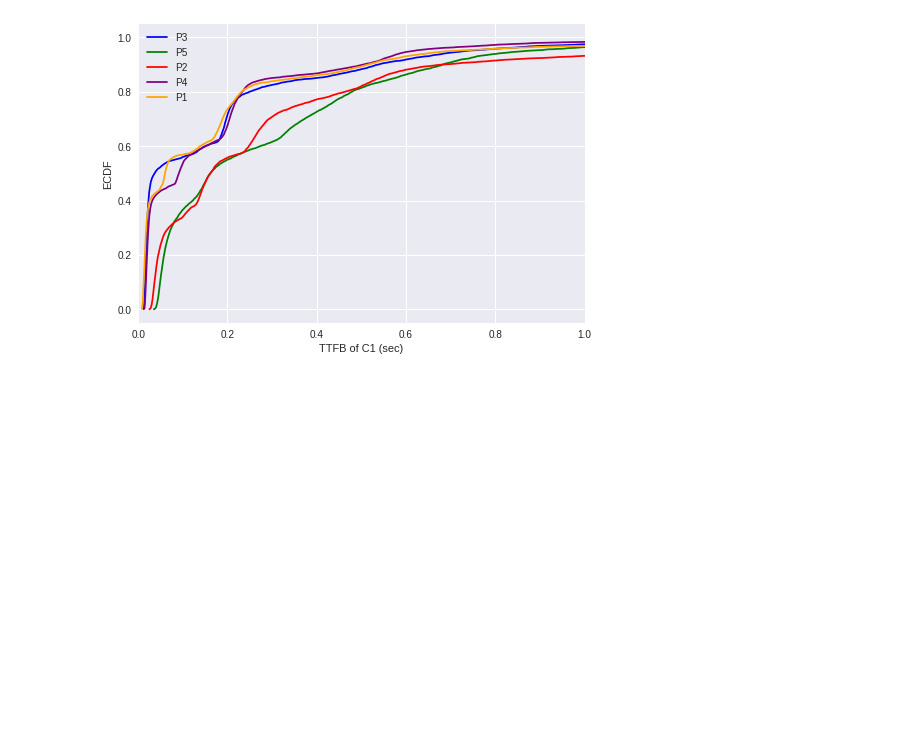
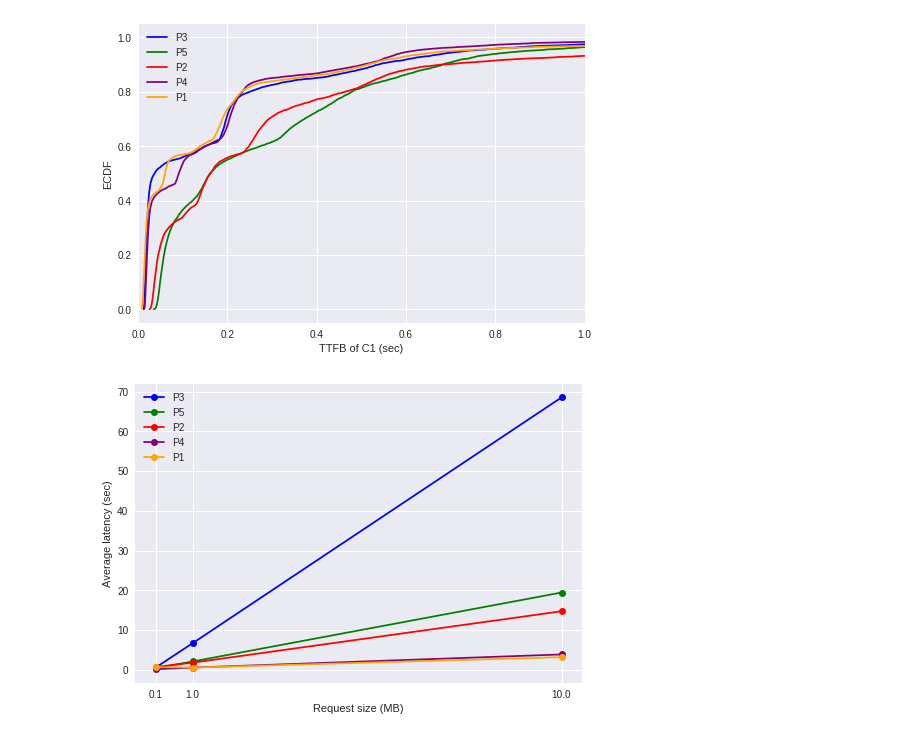
Before and after one commit to khulan8824/proxyTest, a Jupyter notebook: clientLogs.ipynb, the cells around one changed output. Saved outputs shown, nothing was run; the diff lists cells and outputs as text; code cells hidden in the pictures; blank space fills up the shorter version.

Commit message:
Client distribution

```diff
--- a/clientLogs.ipynb
+++ b/clientLogs.ipynb
@@ -655,3 +655,37 @@ plot_ttfb(client_data)
 [figure]
 [figure]
 [figure]
+# %%
+def plot_avg_latency_size(df):
+    size_range = df.size_range.unique()
+    plotDf= pd.DataFrame()
+    ranges = {'1mb':0.1,'10mb':1, '100mb':10}
+    ax = plt.gca()
+    for rng in size_range:
+        if rng in ['youtube', 'bbc']:
+                continue
+        df_range = df.query('size_range == "'+rng+'"')
+        proxies = df_range.proxy.unique()
+        labels = []
+        for proxy in proxies:
+            df_proxy = df_range.query('proxy == "'+proxy+'"')
+            plotDf =  plotDf.append([[proxy, ranges[rng], df_proxy.download.mean()]])
+    header = ['proxy','size_range','avg_latency']
+    plotDf.columns = header
+    proxies = plotDf.proxy.unique()
+    labels = []
+    for proxy in proxies:
+        df1 = plotDf.query('proxy == "'+proxy+'"')
+        labels.append(proxyNames[proxy])
+        markers_on = [0.1, 1, 10]
+        df1.plot(color=colorMap[proxy], x='size_range', y='avg_latency', ax=ax, xticks=markers_on,
+                 style='-',marker='o')
+    plt.legend(labels)
+    plt.xlabel('Request size (MB)')
+    plt.ylabel('Average latency (sec)')
+    plt.show()
+
+
+plot_avg_latency_size(client_data)
+# %% [output]
+[figure, added]
```
